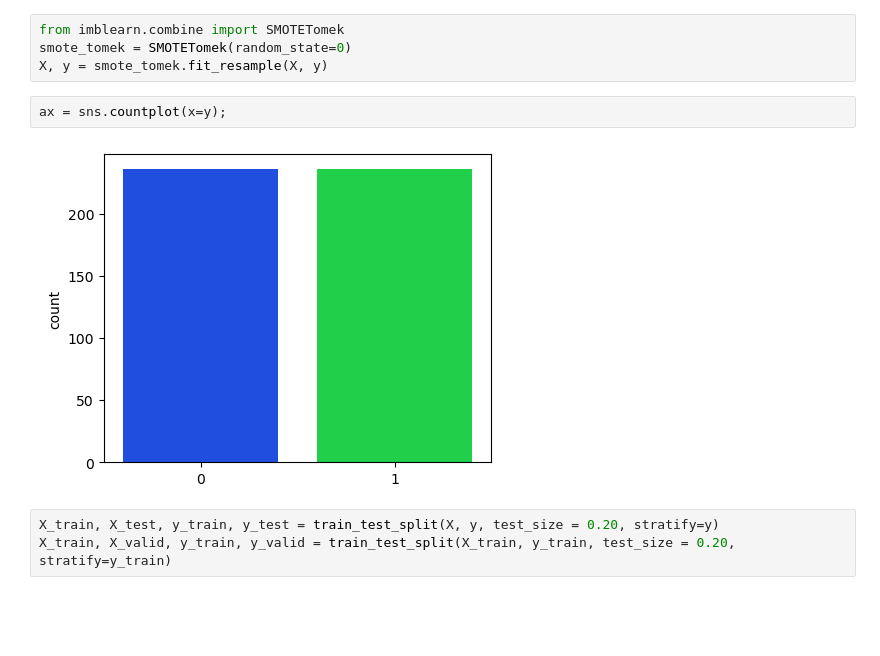
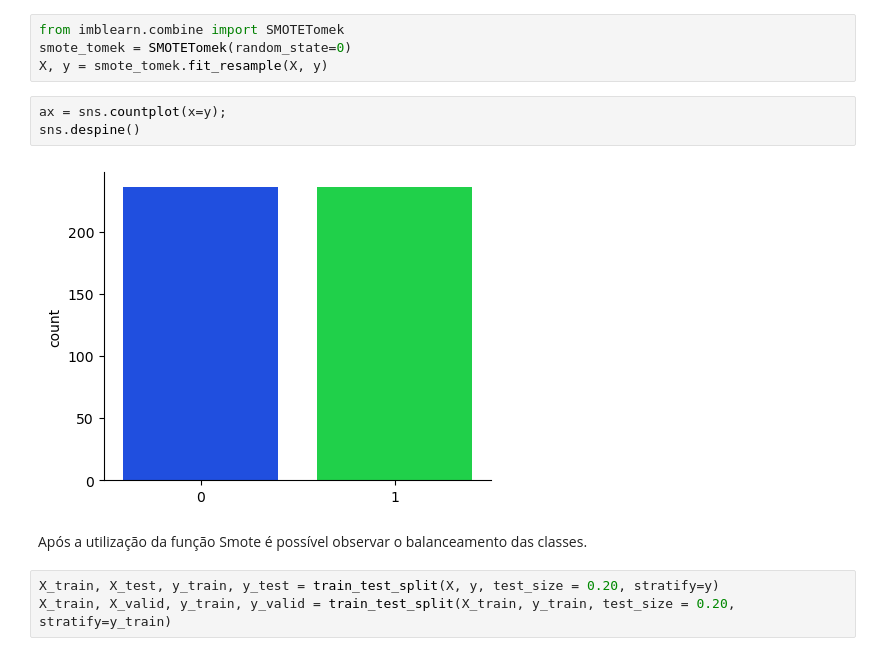
Before and after one commit to livyReis/tcc_autismo, a Jupyter notebook: classificadores_autismo_criancas.ipynb, the cells around one changed output. Drawn from its saved outputs; the diff is of its cells as text; blank space fills up the shorter version.

```diff
--- a/classificadores_autismo_criancas.ipynb
+++ b/classificadores_autismo_criancas.ipynb
@@ -708,8 +716,11 @@ smote_tomek = SMOTETomek(random_state=0)
 X, y = smote_tomek.fit_resample(X, y)
 # %%
 ax = sns.countplot(x=y);
+sns.despine()
 # %% [output]
-[figure, old version]
+[figure, new version]
+# %% [markdown]
+Após a utilização da função Smote é possível observar o balanceamento das classes.
 # %%
 X_train, X_test, y_train, y_test = train_test_split(X, y, test_size = 0.20, stratify=y)
 X_train, X_valid, y_train, y_valid = train_test_split(X_train, y_train, test_size = 0.20, stratify=y_train)
```
Also changed, not shown: parts of 42 cells of this notebook.
